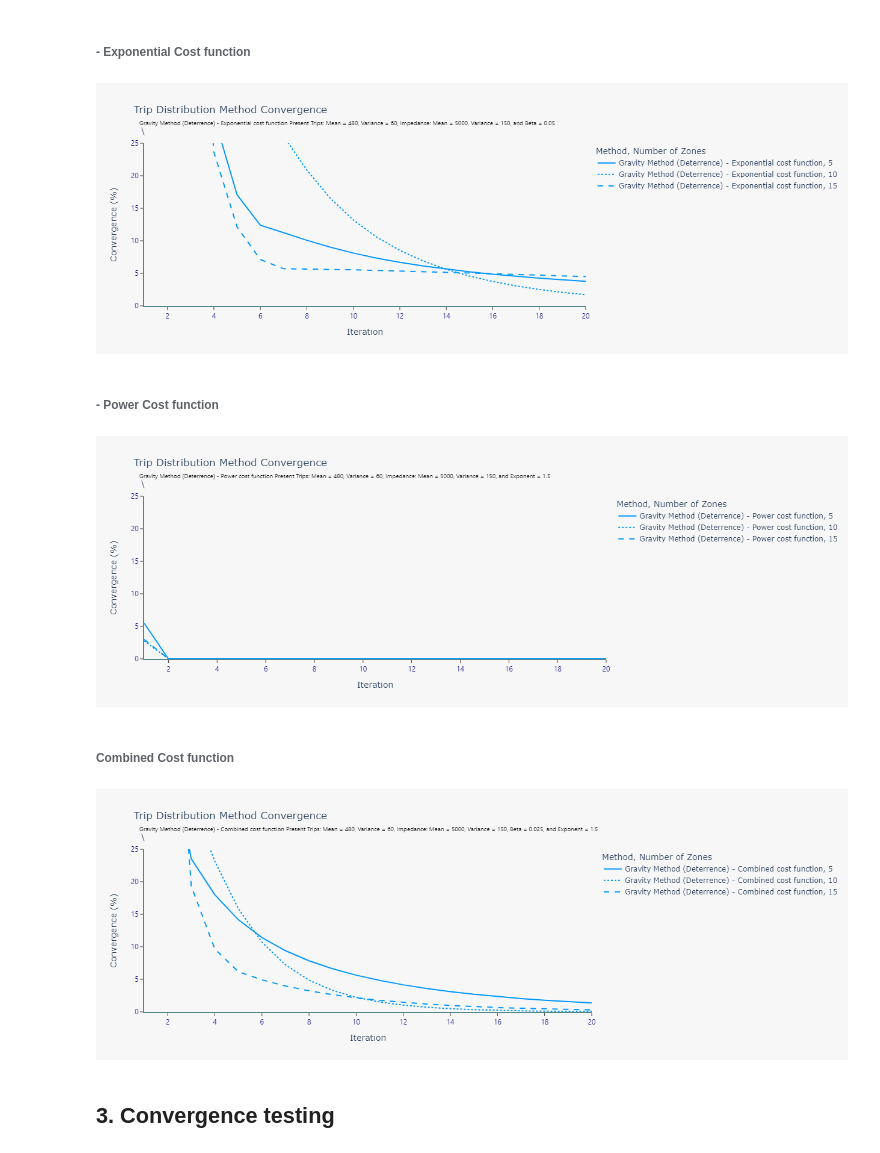
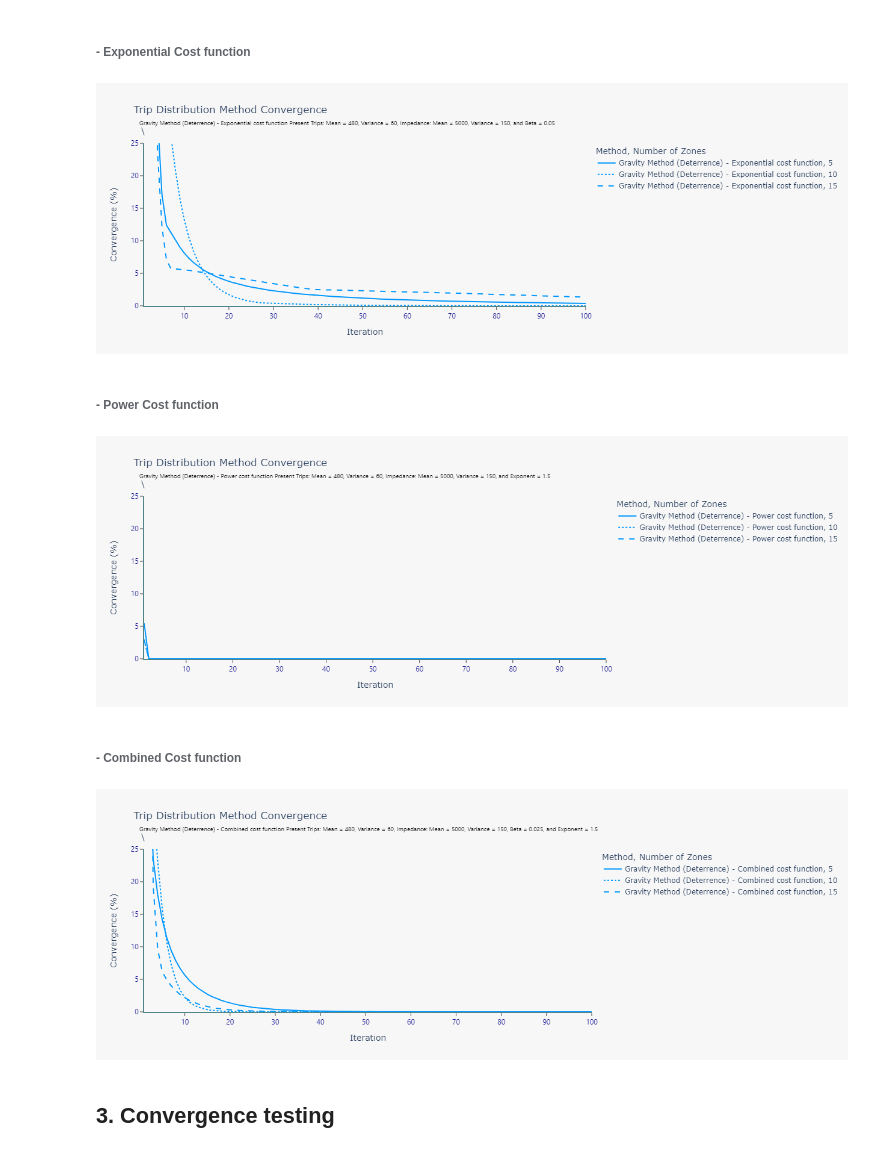
Before and after one commit to glennluigigarcia/Trip_Distribution, a Jupyter notebook: trip_dist.ipynb, the cells around one changed output. Drawn from its saved outputs; the diff is of its cells as text; code cells hidden in the pictures.

```diff
--- a/trip_dist.ipynb
+++ b/trip_dist.ipynb
@@ -727,23 +727,23 @@ def gm_det(base_trip_sum, gm_det_cost, gm_type, gm_det_func, gm_iteration, **kwa
 ###### - Exponential Cost function
 # %%
 ded_test(dist_func='GMDet', n_zones=[5, 10, 15], test_pre_mean=480, test_pre_var=60, gm_det_func='Exponential',
-       gm_det_mean=5000, gm_det_var=150, gm_det_beta=0.05, gm_type='GEN', n_iter=20)
+       gm_det_mean=5000, gm_det_var=150, gm_det_beta=0.05, gm_type='GEN', n_iter=100)
 # %% [output]
-[figure, old version]
+[figure, new version]
 # %% [markdown]
 ###### - Power Cost function
 # %%
 ded_test(dist_func='GMDet', n_zones=[5, 10, 15], test_pre_mean=480, test_pre_var=60, gm_det_func='Power',
-       gm_det_mean=5000, gm_det_var=150, gm_det_exp=1.5, gm_type='GEN', n_iter=20)
+       gm_det_mean=5000, gm_det_var=150, gm_det_exp=1.5, gm_type='GEN', n_iter=100)
 # %% [output]
-[figure, old version]
+[figure, new version]
 # %% [markdown]
-###### Combined Cost function
+###### - Combined Cost function
 # %%
 ded_test(dist_func='GMDet', n_zones=[5, 10, 15], test_pre_mean=480, test_pre_var=60, gm_det_func='Combined',
-       gm_det_mean=5000, gm_det_var=150, gm_det_exp=1.5, gm_det_beta=0.025, gm_type='GEN', n_iter=20)
+       gm_det_mean=5000, gm_det_var=150, gm_det_exp=1.5, gm_det_beta=0.025, gm_type='GEN', n_iter=100)
 # %% [output]
-[figure, old version]
+[figure, new version]
 # %% [markdown]
 ## 3. Convergence testing
 # %% [markdown]
```
Also changed, not shown: parts of 9 cells of this notebook.
